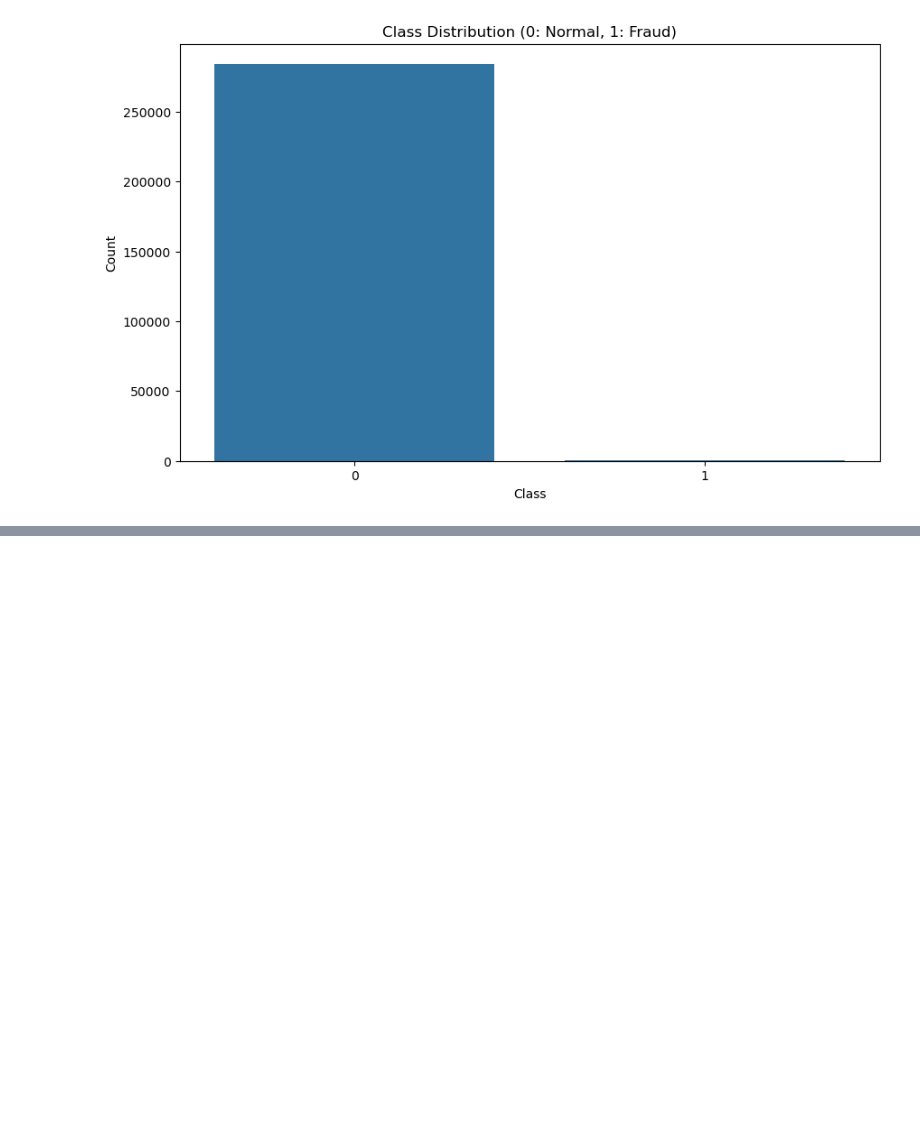
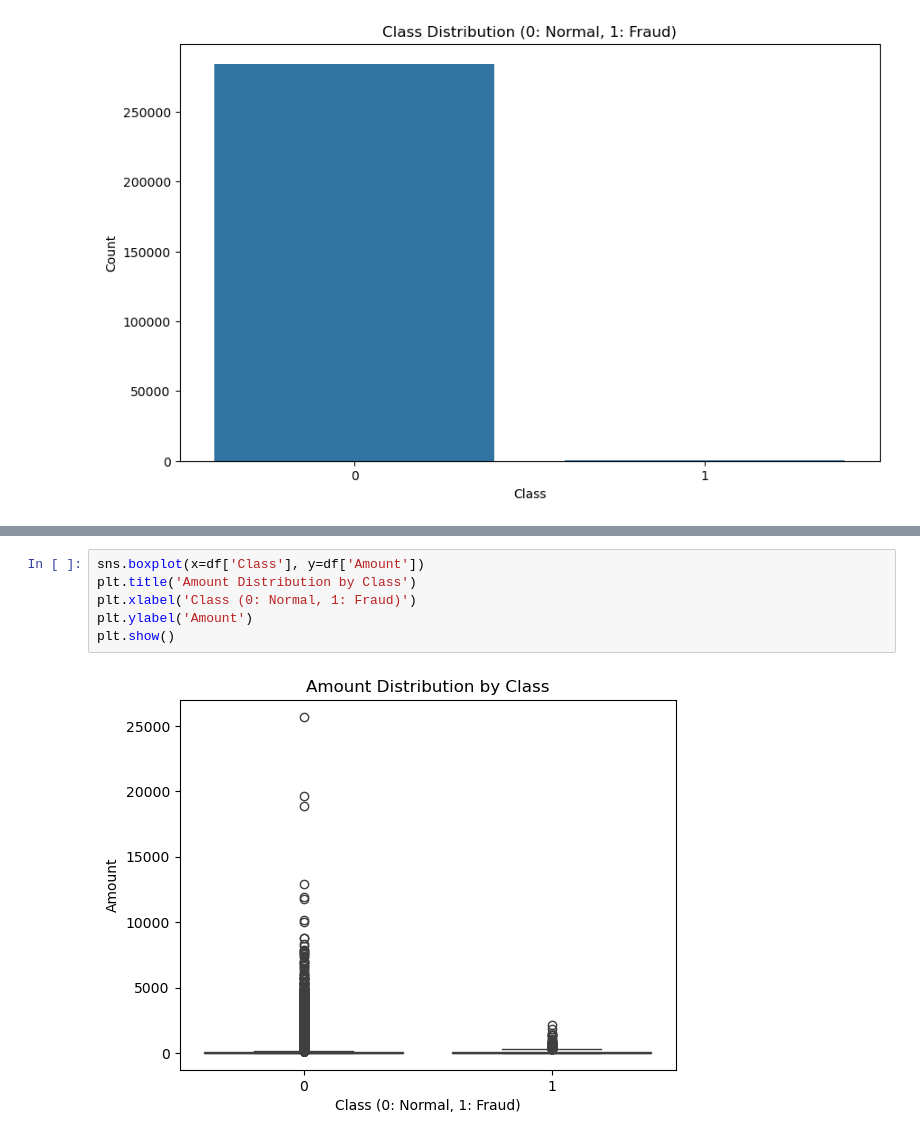
Before and after one commit to parth0774/Credit-Card-Fraud-Detection, a Jupyter notebook: credit-card-fraud-detection.ipynb, the cells around one changed output, grey strips where cells are left out. Drawn from its saved outputs; the diff is of its cells as text; blank space fills up the shorter version.

Commit message:
amount distribution by class

```diff
--- a/credit-card-fraud-detection.ipynb
+++ b/credit-card-fraud-detection.ipynb
@@ -75,0 +76,8 @@ plt.show()
+# %%
+sns.boxplot(x=df['Class'], y=df['Amount'])
+plt.title('Amount Distribution by Class')
+plt.xlabel('Class (0: Normal, 1: Fraud)')
+plt.ylabel('Amount')
+plt.show()
+# %% [output]
+[figure, added]
```
Also changed, not shown: parts of 1 cell of this notebook.
